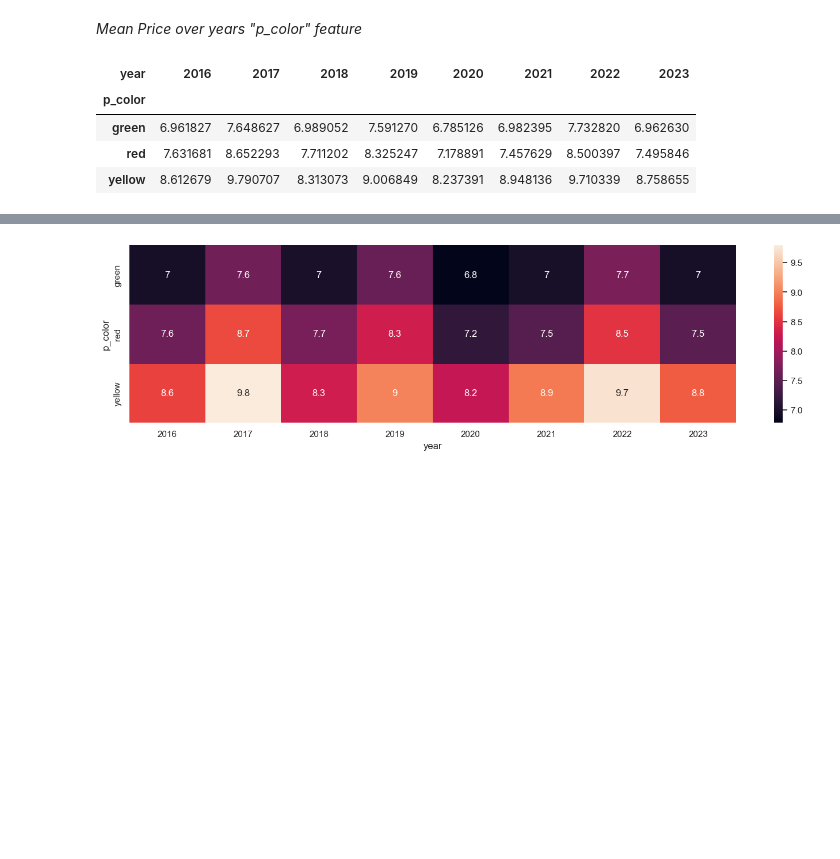
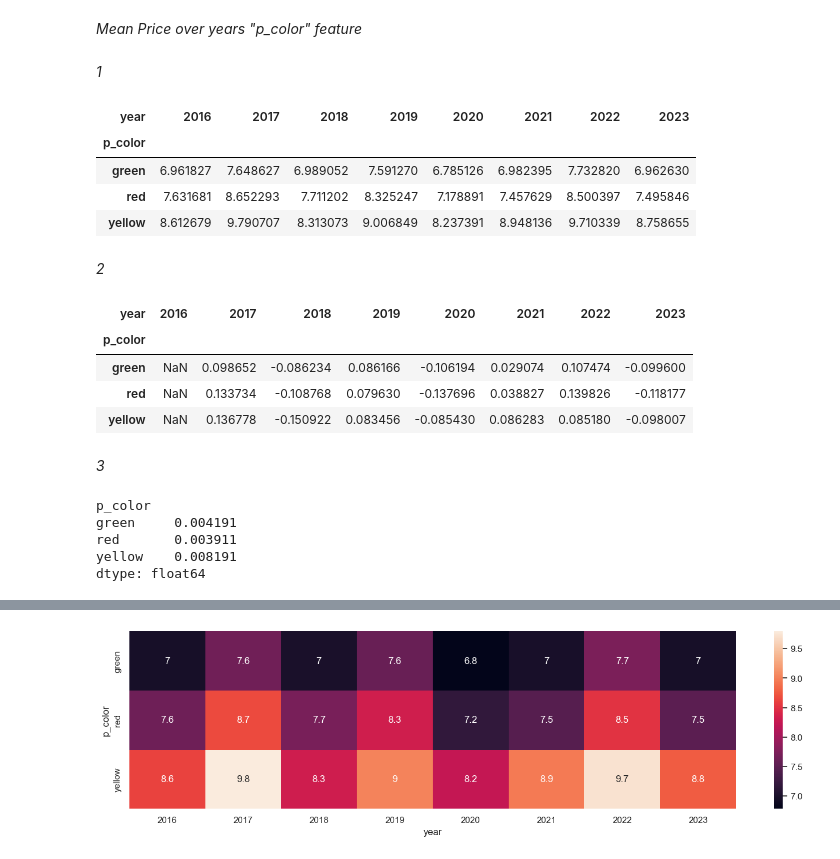
Before and after one commit to omar-ammar0/Intern_Final_Project, a Jupyter notebook: notebooks/Data_Cleaning/Task_1.ipynb, the cells around one changed output, grey strips where cells are left out. Drawn from its saved outputs; the diff is of its cells as text; code cells hidden in the pictures; blank space fills up the shorter version.

```diff
--- a/notebooks/Data_Cleaning/Task_1.ipynb
+++ b/notebooks/Data_Cleaning/Task_1.ipynb
@@ -120,6 +120,8 @@ for col in df:
         df["year"]=df[col].dt.year
         df["month"]=df[col].dt.month
         df["week"]=df[col].dt.strftime('%U').astype(int) + 1
+# %% [markdown]
+*1*
 # %%
 pd.pivot_table(data=df,index="p_color",columns="year",values="price",aggfunc="mean",fill_value=0)
 # %% [output]
@@ -128,3 +130,23 @@ pd.pivot_table(data=df,index="p_color",columns="year",values="price",aggfunc="me
 | green | 6.961827 | 7.648627 | 6.989052 | 7.591270 | 6.785126 | 6.982395 | 7.732820 | 6.962630 |
 | red | 7.631681 | 8.652293 | 7.711202 | 8.325247 | 7.178891 | 7.457629 | 8.500397 | 7.495846 |
 | yellow | 8.612679 | 9.790707 | 8.313073 | 9.006849 | 8.237391 | 8.948136 | 9.710339 | 8.758655 |
+# %% [markdown]
+*2*
+# %%
+pd.pivot_table(data=df,index="p_color",columns="year",values="price",aggfunc="mean",fill_value=0).pct_change(axis=1)
+# %% [output]
+| year | 2016 | 2017 | 2018 | 2019 | 2020 | 2021 | 2022 | 2023 |
+| p_color |  |  |  |  |  |  |  |  |
+| green | NaN | 0.098652 | -0.086234 | 0.086166 | -0.106194 | 0.029074 | 0.107474 | -0.099600 |
+| red | NaN | 0.133734 | -0.108768 | 0.079630 | -0.137696 | 0.038827 | 0.139826 | -0.118177 |
+| yellow | NaN | 0.136778 | -0.150922 | 0.083456 | -0.085430 | 0.086283 | 0.085180 | -0.098007 |
+# %% [markdown]
+*3*
+# %%
+(pd.pivot_table(data=df,index="p_color",columns="year",values="price",aggfunc="mean",fill_value=0).pct_change(axis=1)).mean(axis=1)
+# %% [output]
+p_color
+green     0.004191
+red       0.003911
+yellow    0.008191
+dtype: float64
```
Also changed, not shown: parts of 1 cell of this notebook.
